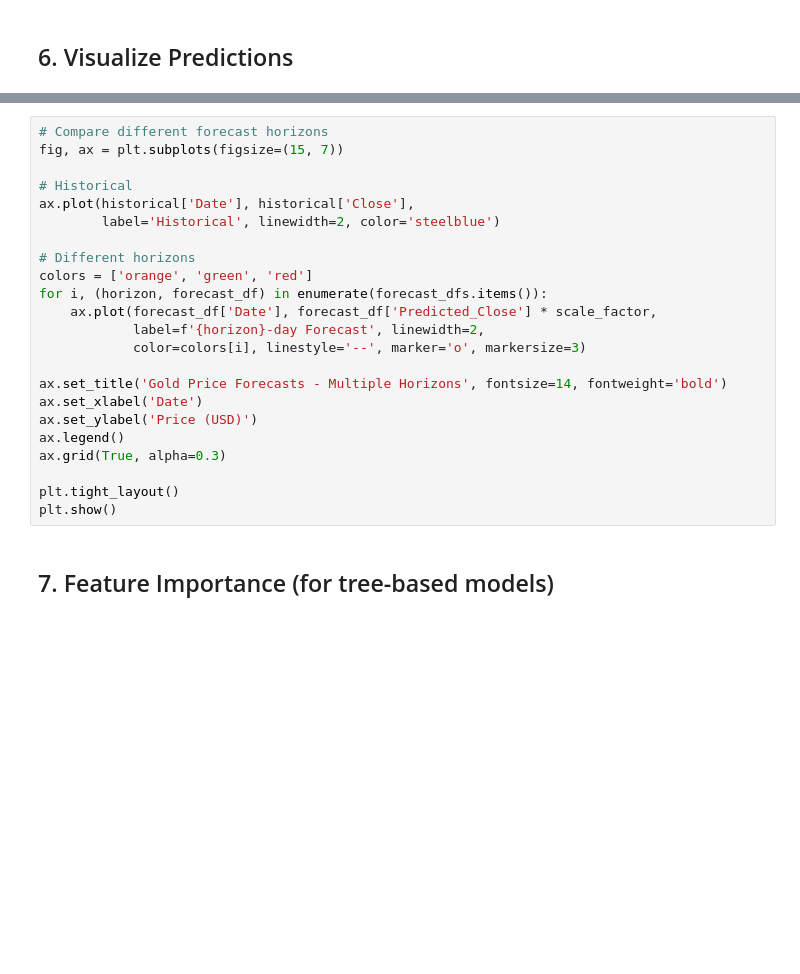
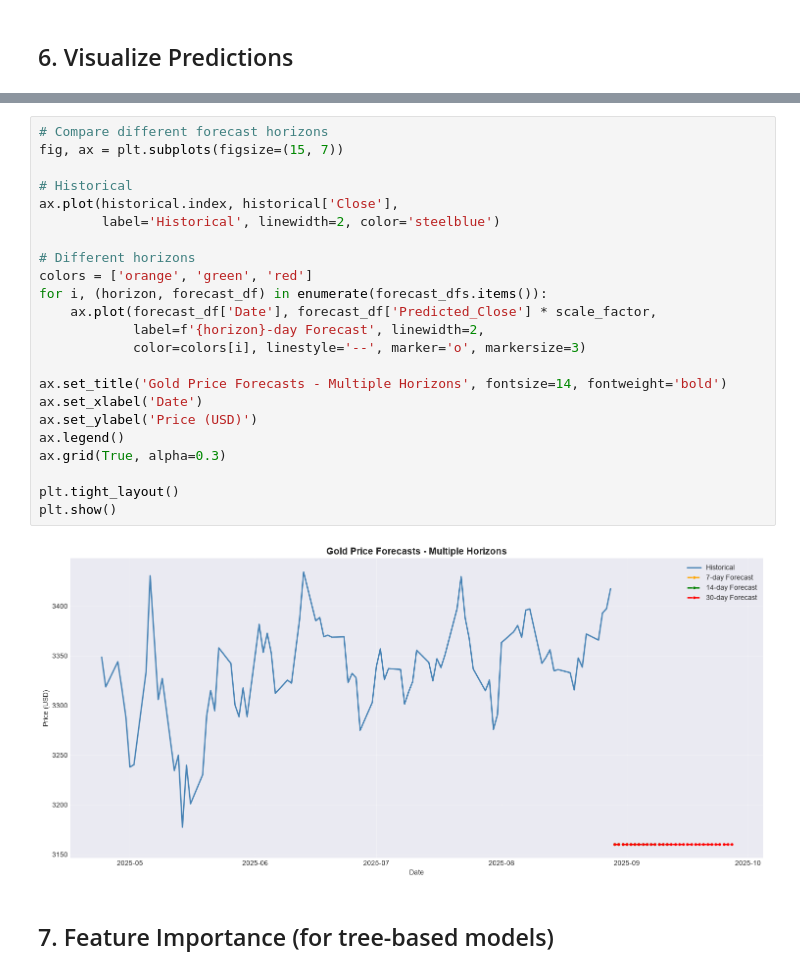
Before and after one commit to PhamMinhDuc-code/Gold-Price-Prediction, a Jupyter notebook: notebooks/03_prediction_and_forecasting.ipynb, the cells around one changed output, grey strips where cells are left out. Drawn from its saved outputs; the diff is of its cells as text; blank space fills up the shorter version.

```diff
--- a/notebooks/03_prediction_and_forecasting.ipynb
+++ b/notebooks/03_prediction_and_forecasting.ipynb
@@ -232,26 +392,28 @@ plt.show()
 # %%
 # Compare different forecast horizons
 fig, ax = plt.subplots(figsize=(15, 7))
 
 # Historical
-ax.plot(historical['Date'], historical['Close'],
+ax.plot(historical.index, historical['Close'],
         label='Historical', linewidth=2, color='steelblue')
 
 # Different horizons
 colors = ['orange', 'green', 'red']
 for i, (horizon, forecast_df) in enumerate(forecast_dfs.items()):
     ax.plot(forecast_df['Date'], forecast_df['Predicted_Close'] * scale_factor,
             label=f'{horizon}-day Forecast', linewidth=2,
             color=colors[i], linestyle='--', marker='o', markersize=3)
 
 ax.set_title('Gold Price Forecasts - Multiple Horizons', fontsize=14, fontweight='bold')
 ax.set_xlabel('Date')
 ax.set_ylabel('Price (USD)')
 ax.legend()
 ax.grid(True, alpha=0.3)
 
 plt.tight_layout()
 plt.show()
+# %% [output]
+[figure, added]
 # %% [markdown]
 ## 7. Feature Importance (for tree-based models)
 # %%
```
Also changed, not shown: parts of 16 cells of this notebook, 20 other files.
